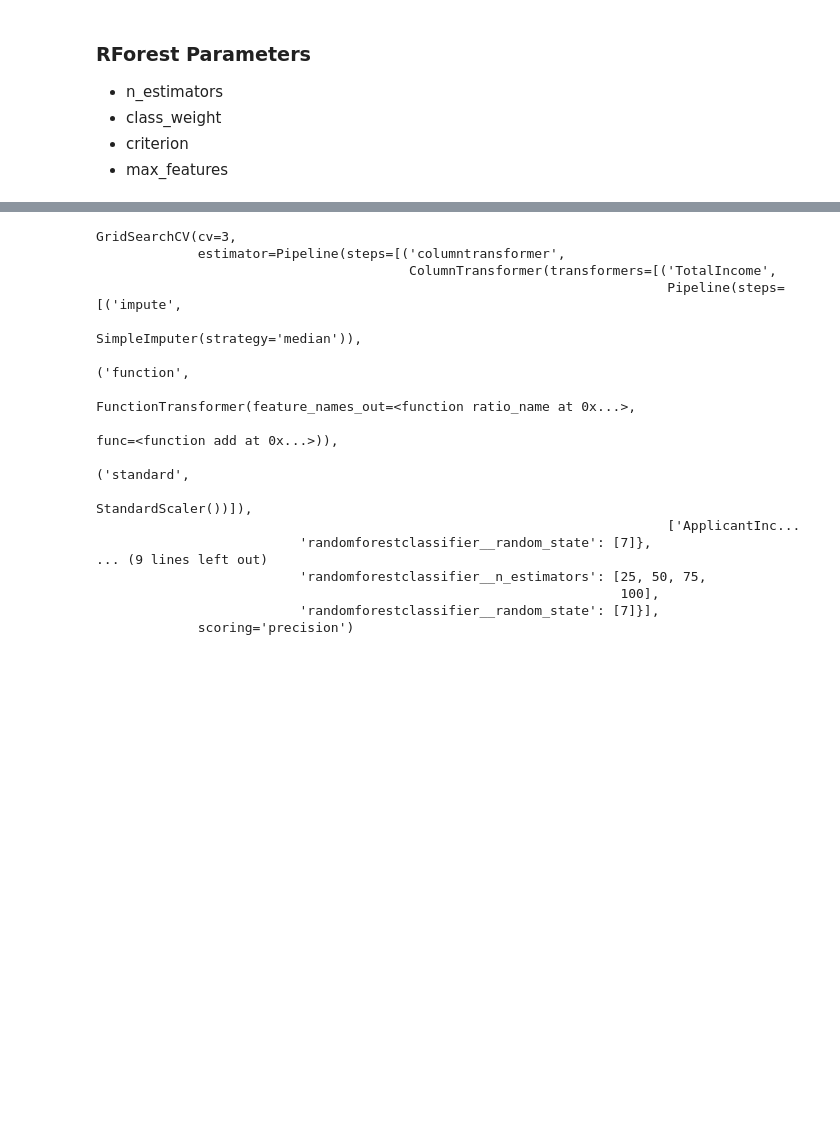
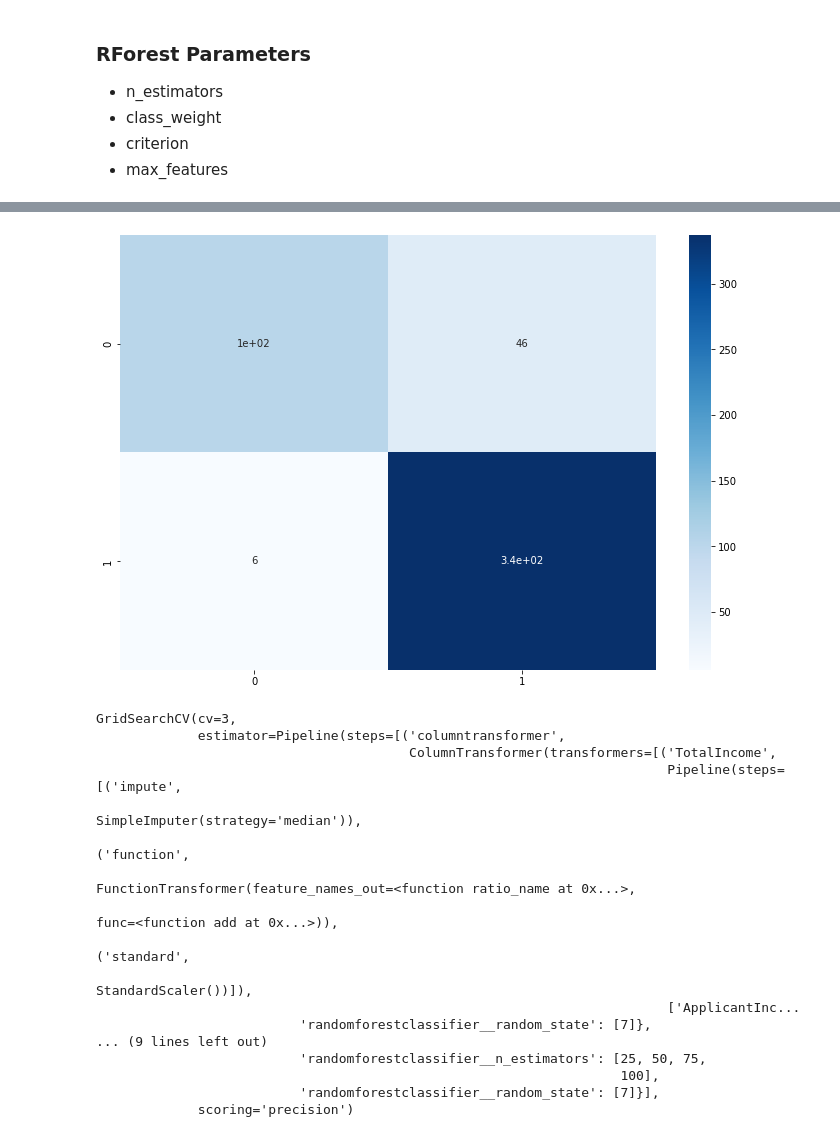
Before and after one commit to CharlesPizza/HomeLoan, a Jupyter notebook: Untitled.ipynb, the cells around one changed output, grey strips where cells are left out. Saved outputs shown, nothing was run; the diff lists cells and outputs as text; code cells hidden in the pictures; blank space fills up the shorter version.

```diff
--- a/Untitled.ipynb
+++ b/Untitled.ipynb
@@ -1262,0 +1264,16 @@ Pipeline(steps=[('columntransformer',
+# %%
+from sklearn.model_selection import RandomizedSearchCV
+from scipy.stats import randint
+
+param_dist = [
+    {
+        'pca__n_components':randint(low=2, high=10),
+        'randomforestclassifier__n_estimators':randint(low=5, high=30),
+        'randomforestclassifier__max_depth':randint(low=3, high=20),
+        'randomforestclassifier__min_samples_split':randint(low=4, high=16),
+        'randomforestclassifier__min_samples_leaf':randint(low=4, high=8),
+    }
+]
+rforest_pipeline = clone(rforest_pipe)
+rnd_rforest_search = RandomizedSearchCV(rforest_pipeline, param_distributions=param_dist, n_iter=1000, cv=3, n_jobs=4, scoring='precision', random_state=7)
+rnd_rforest_search.fit(_.drop(['TotalIncome', 'LoanAmountOverTime'], axis=1), y_train_prep.ravel())
@@ -1262,0 +1329,5 @@ Pipeline(steps=[('columntransformer',
+# %%
+pred = rnd_rforest_search.best_estimator_.predict(_)
+plot_cm(y_train_prep.ravel(), pred)
+# %% [output]
+[figure, added]
```
Also changed, not shown: parts of 53 cells of this notebook.
